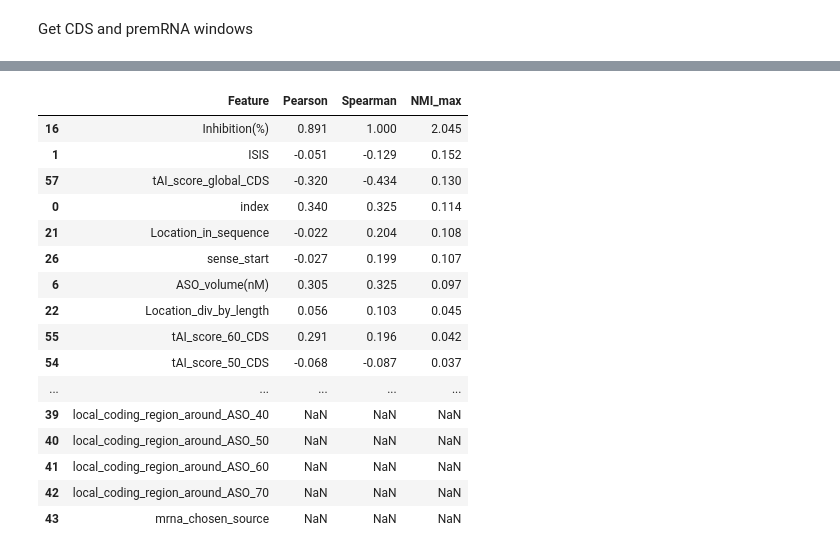
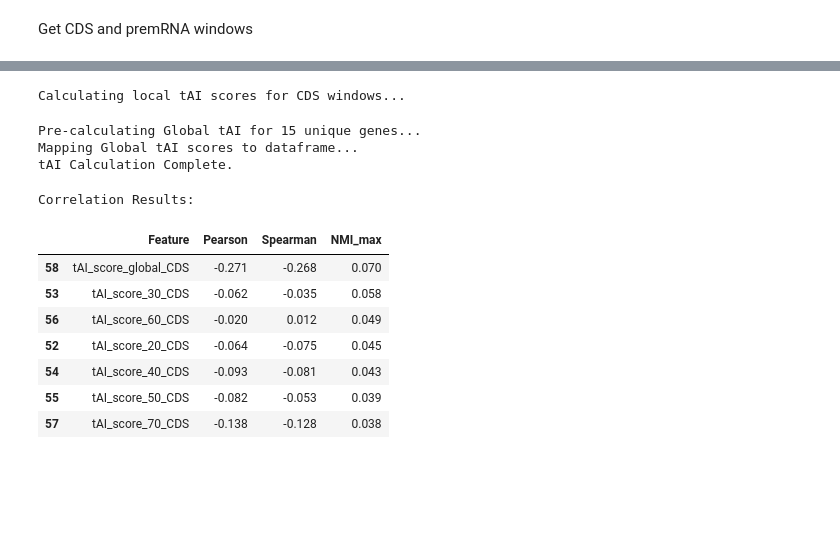
Before and after one commit to RedPenguin100/TAUSO, a Jupyter notebook: notebooks/features/CUB/generate_TAI.ipynb, the cells around one changed output, grey strips where cells are left out. Cells and saved outputs as stored; diff of their text form; code cells hidden in the pictures; blank space fills up the shorter version.

```diff
--- a/notebooks/features/CUB/generate_TAI.ipynb
+++ b/notebooks/features/CUB/generate_TAI.ipynb
@@ -144,3 +57,6 @@ Dir: ['exon_concat', 'exon_indices', 'exons', 'five_prime_utr', 'full_mrna', 'ge
+# %%
+# Add structural features (e.g. secondary structure energy)
+all_data = get_populated_df_with_structure_features(all_data, target_genes, gene_to_data)
 # %% [markdown]
 Get CDS and premRNA windows
 # %%
@@ -198,22 +94,51 @@ df_with_context["tAI_score_global_CDS"] = df_with_context["cds_sequence"].apply(
+# %%
+print("Calculating local tAI scores for CDS windows...")
+for flank in CDS_WINDOWS:
+    local_col = f"local_coding_region_around_ASO_{flank}"
+    tai_col = f"tAI_score_{flank}_CDS"
+
+    if local_col in df_with_context.columns:
+        df_with_context[tai_col] = df_with_context[local_col].apply(compute_tAI)
+# %% [output]
+Calculating local tAI scores for CDS windows...
+# %%
+# 1. Pre-calculate tAI for each unique gene in the registry
+print(f"Pre-calculating Global tAI for {len(ref_registry)} unique genes...")
+gene_tai_lookup = {}
+
+for gene, entry in ref_registry.items():
+    cds = entry.get('cds_sequence')
+    # Calculate once per gene
+    gene_tai_lookup[gene] = compute_tAI(cds) if cds else np.nan
+
+# 2. Map the results back to the dataframe
+if CANONICAL_GENE in df_with_context.columns:
+    print("Mapping Global tAI scores to dataframe...")
+    df_with_context["tAI_score_global_CDS"] = df_with_context[CANONICAL_GENE].map(gene_tai_lookup)
+
+print("tAI Calculation Complete.")
+# %% [output]
+Pre-calculating Global tAI for 15 unique genes...
+Mapping Global tAI scores to dataframe...
+tAI Calculation Complete.
+# %%
+TAI_LIST = [col for col in df_with_context.columns if 'tAI_score' in col]
 # %%
-from notebooks.features.RNaseH.correlation_test import analyze_feature_correlations
+from notebooks.utils.correlation_test import analyze_feature_correlations
+
+# 3. Analyze Correlations
 results_df = analyze_feature_correlations(df_with_context, target='log_inhibition')
-display(results_df)
+
+# Display Table
+print("Correlation Results:")
+display(results_df[results_df['Feature'].isin(TAI_LIST)])
 # %% [output]
+Correlation Results:
 |  | Feature | Pearson | Spearman | NMI_max |
-| 16 | Inhibition(%) | 0.891 | 1.000 | 2.045 |
-| 1 | ISIS | -0.051 | -0.129 | 0.152 |
-| 57 | tAI_score_global_CDS | -0.320 | -0.434 | 0.130 |
-| 0 | index | 0.340 | 0.325 | 0.114 |
-| 21 | Location_in_sequence | -0.022 | 0.204 | 0.108 |
-| 26 | sense_start | -0.027 | 0.199 | 0.107 |
-| 6 | ASO_volume(nM) | 0.305 | 0.325 | 0.097 |
-| 22 | Location_div_by_length | 0.056 | 0.103 | 0.045 |
-| 55 | tAI_score_60_CDS | 0.291 | 0.196 | 0.042 |
-| 54 | tAI_score_50_CDS | -0.068 | -0.087 | 0.037 |
-| ... | ... | ... | ... | ... |
-| 39 | local_coding_region_around_ASO_40 | NaN | NaN | NaN |
-| 40 | local_coding_region_around_ASO_50 | NaN | NaN | NaN |
-| 41 | local_coding_region_around_ASO_60 | NaN | NaN | NaN |
-| 42 | local_coding_region_around_ASO_70 | NaN | NaN | NaN |
-| 43 | mrna_chosen_source | NaN | NaN | NaN |
+| 58 | tAI_score_global_CDS | -0.271 | -0.268 | 0.070 |
+| 53 | tAI_score_30_CDS | -0.062 | -0.035 | 0.058 |
+| 56 | tAI_score_60_CDS | -0.020 | 0.012 | 0.049 |
+| 52 | tAI_score_20_CDS | -0.064 | -0.075 | 0.045 |
+| 54 | tAI_score_40_CDS | -0.093 | -0.081 | 0.043 |
+| 55 | tAI_score_50_CDS | -0.082 | -0.053 | 0.039 |
+| 57 | tAI_score_70_CDS | -0.138 | -0.128 | 0.038 |
```
Also changed, not shown: parts of 16 cells of this notebook, 3 other files.
